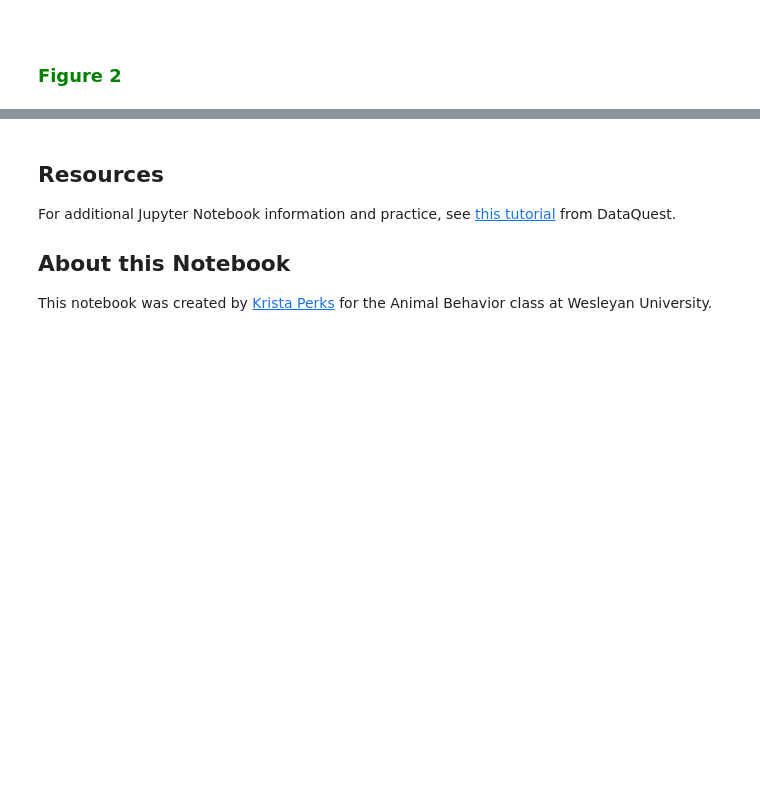
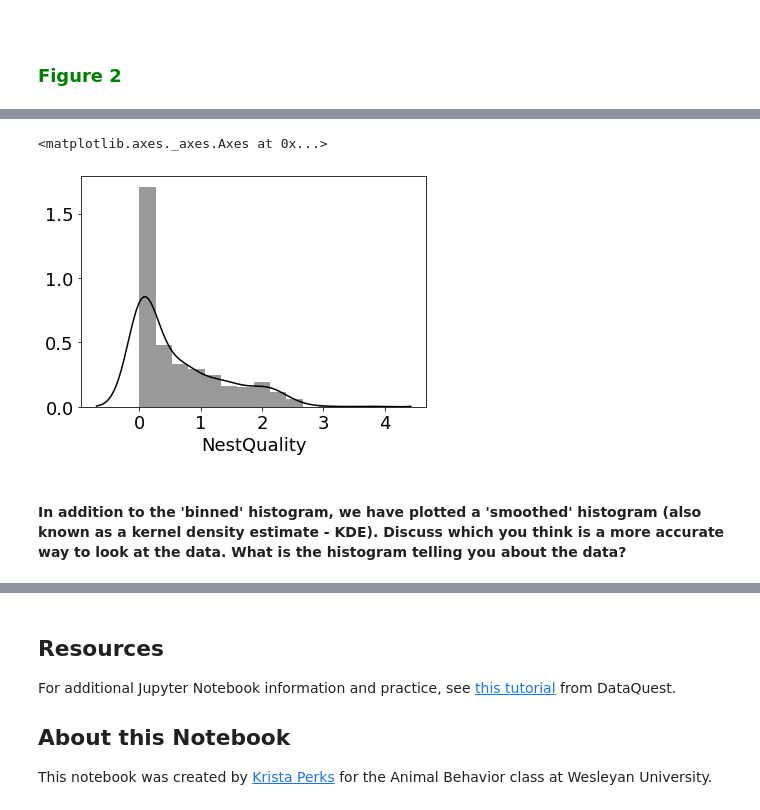
Before and after one commit to neurologic/AnimalBehavior_SP2021, a Jupyter notebook: EvolutionParentalBehavior/EvolutionParentalCare_Bendeskyetal_2017.ipynb, the cells around one changed output, grey strips where cells are left out. Cells and saved outputs as stored; diff of their text form; code cells hidden in the pictures; blank space fills up the shorter version.

Commit message:
notebook work

````diff
--- a/EvolutionParentalBehavior/EvolutionParentalCare_Bendeskyetal_2017.ipynb
+++ b/EvolutionParentalBehavior/EvolutionParentalCare_Bendeskyetal_2017.ipynb
@@ -25,17 +26,27 @@ First, **execute** the cell below in order to:
 >1) prepare your notebook with the necessary packages to do the work <br>
 >2) mount your personal google drive so that you can access your files and save your work at the end of class (and periodically during class!)
 # %%
-# Executing this cell will prepare your notebook environment with the necessary packages
+#@title __execute__ this cell to prepare your notebook environment with the necessary packages
+
 # and mount your google drive
 
 import numpy as np
 import urllib.request
 import pandas as pd
 import matplotlib.pyplot as plt
+import matplotlib
+import seaborn as sns
+from IPython.display import display
+
 plt.rcParams.update({'font.size': 18})
 
 # from google.colab import drive
 # drive.mount('/content/gdrive')
+
+def create_figure():
+  hfig = plt.figure()
+  ax = hfig.add_axes([0.1,0.1,0.8,0.8])
+  return ax
 # %% [markdown]
 ### Before working with the data, let's reflect on some of the important aspects of the experimental design.
 > Diversity of parental care behavior is widespread in the animal kingdom. What was special about these two vole species in particular that enabled the researchers to interrogate the genetic basis of parental care behaviors? <br> __Type your answer__ in the cell below and hit the **Play icon** or ```Shift + Enter``` after you are finished:
@@ -109,0 +230,12 @@ plt.scatter(df_NestQuality['P. polionotus mothers'].dropna(),
+# %%
+#@title __execute__ this cell to import and format data for Figure 3
+
+# URL of data to download
+data_url = 'https://static-content.springer.com/esm/art%3A10.1038%2Fnature22074/MediaObjects/41586_2017_BFnature22074_MOESM114_ESM.xlsx'
+
+# Get the data and save it locally as "data.xls"
+data, headers = urllib.request.urlretrieve(data_url, './data.xls')
+
+xls = pd.ExcelFile(data)
+
+df = pd.read_excel(xls, sheet_name = 'panels B-E', header = None, skiprows = 1,names=['ID', 'Parent', 'Species','Retrieval','Huddling','Licking','NestQuality'])
@@ -109,0 +280,3 @@ plt.scatter(df_NestQuality['P. polionotus mothers'].dropna(),
+# %%
+bool = df['Parent'] == 'mother'
+df_mothers = df[bool]
@@ -109,0 +293,9 @@ plt.scatter(df_NestQuality['P. polionotus mothers'].dropna(),
+# %%
+behavior = 'NestQuality'
+ax = create_figure()
+sns.distplot(df_mothers[behavior], ax = ax, color = 'black')
+# %% [output]
+<matplotlib.axes._axes.Axes at 0x...>
+[figure, added]
+# %% [markdown]
+#### In addition to the 'binned' histogram, we have plotted a 'smoothed' histogram (also known as a kernel density estimate - KDE). Discuss which you think is a more accurate way to look at the data. What is the histogram telling you about the data?
````
Also changed, not shown: parts of 48 cells of this notebook, 2 other files.
